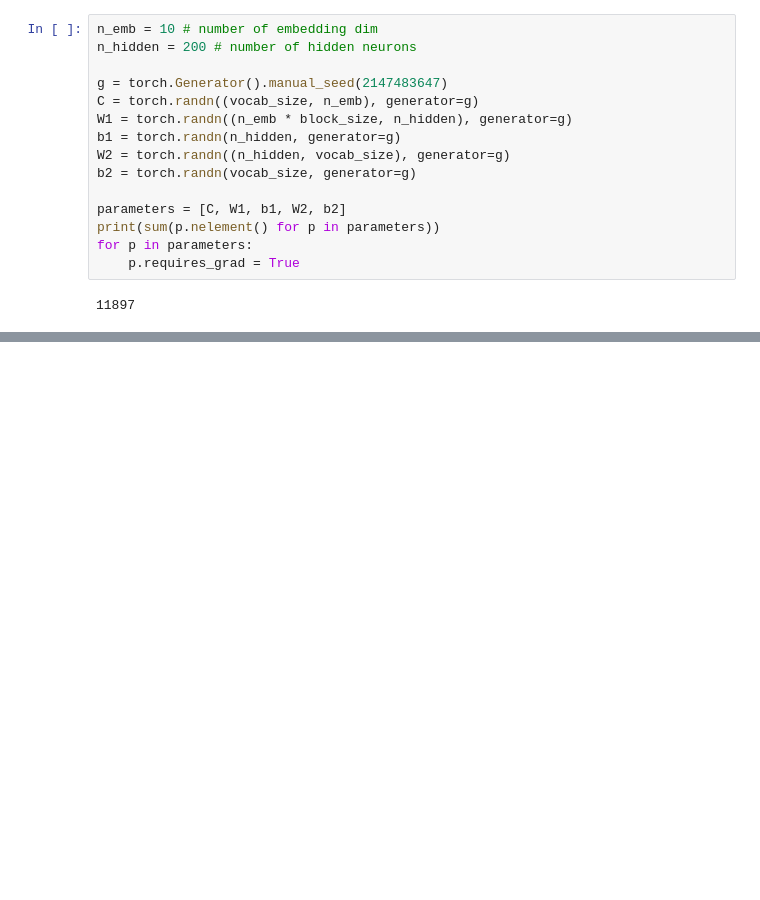
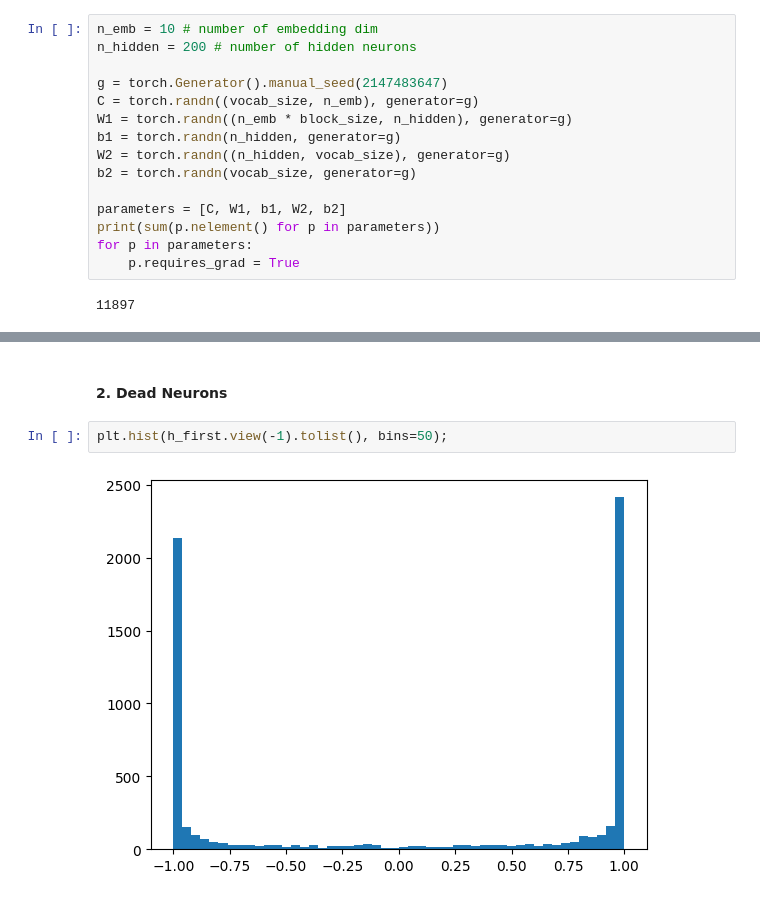
Before and after one commit to mnjm/makemore, a Jupyter notebook: 3-mlp-2.ipynb, the cells around one changed output, grey strips where cells are left out. Drawn from its saved outputs; the diff is of its cells as text; blank space fills up the shorter version.

```diff
--- a/3-mlp-2.ipynb
+++ b/3-mlp-2.ipynb
@@ -197,0 +321,6 @@ edi
+# %% [markdown]
+#### 2. Dead Neurons
+# %%
+plt.hist(h_first.view(-1).tolist(), bins=50);
+# %% [output]
+[figure, added]
```
Also changed, not shown: parts of 39 cells of this notebook.
